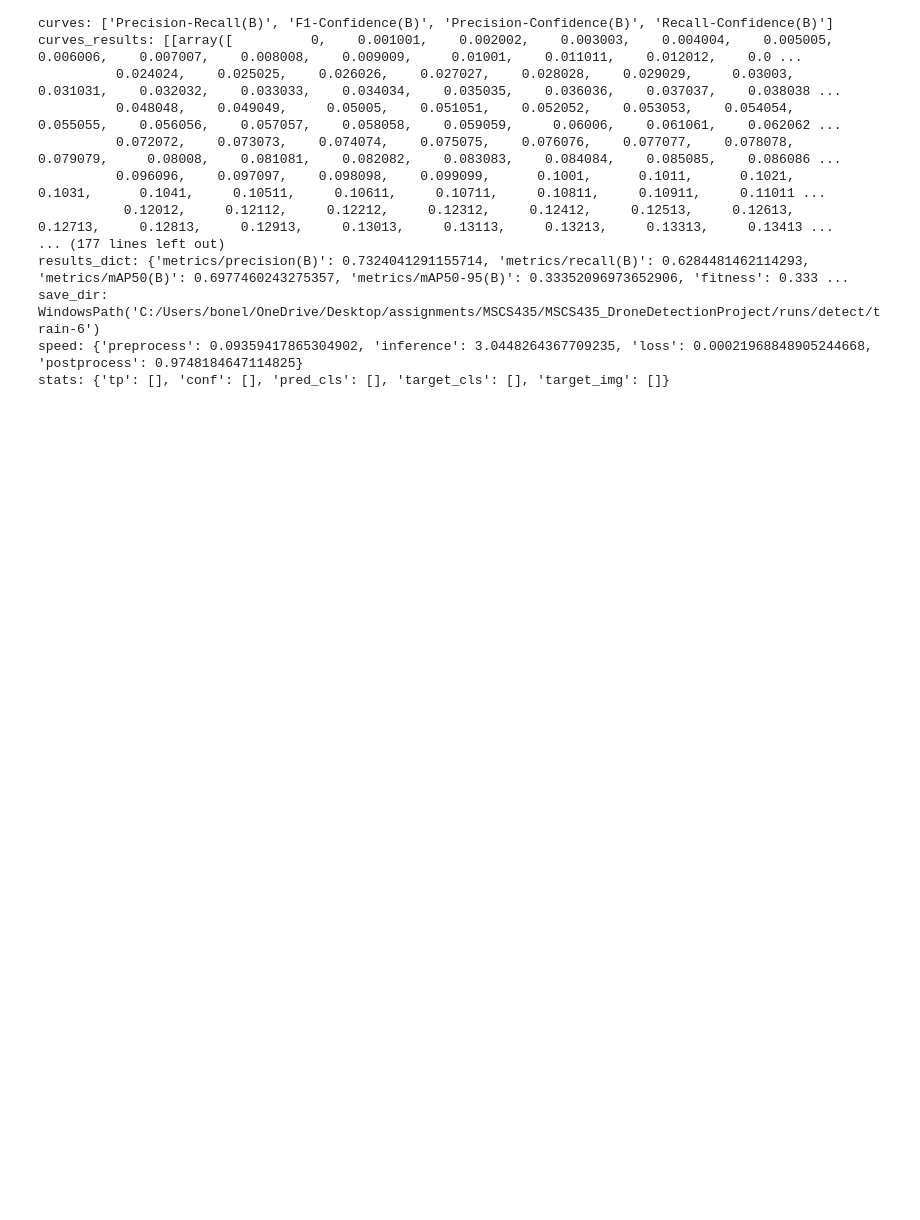
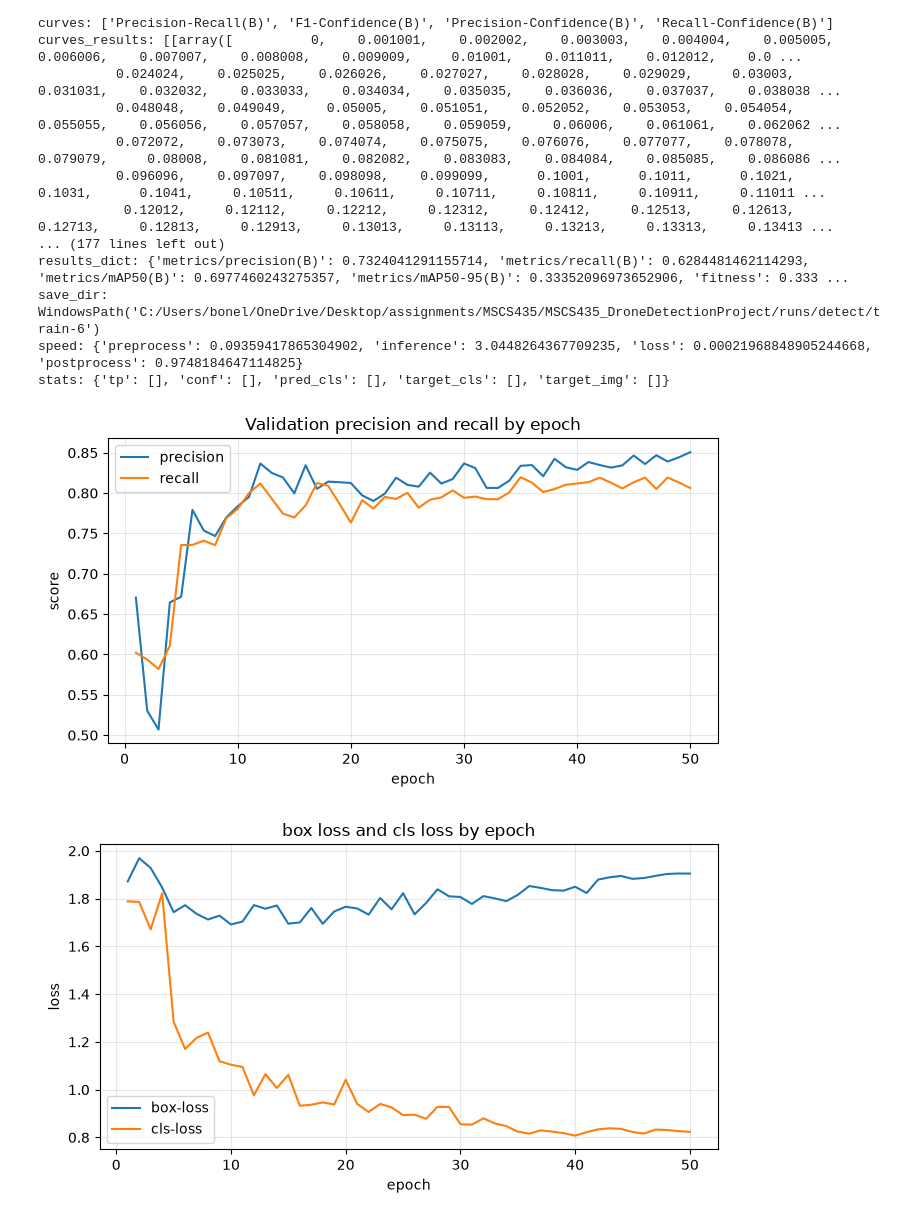
Before and after one commit to kohlb3641/MSCS435_DroneDetectionProject, a Jupyter notebook: project1.ipynb, the cells around one changed output. Saved outputs shown, nothing was run; the diff lists cells and outputs as text; code cells hidden in the pictures; blank space fills up the shorter version.

Commit message:
changes to code files and addition of select images

```diff
--- a/project1.ipynb
+++ b/project1.ipynb
@@ -234,8 +234,37 @@ save_dir: WindowsPath('C:/Users/bonel/OneDrive/Desktop/assignments/MSCS435/MSCS4
 speed: {'preprocess': 0.09359417865304902, 'inference': 3.0448264367709235, 'loss': 0.00021968848905244668, 'postprocess': 0.9748184647114825}
 stats: {'tp': [], 'conf': [], 'pred_cls': [], 'target_cls': [], 'target_img': []}
 # %%
-# code for producing graphics
+# code for producing graphics tied to the training data
 
 bestTrainFolder = 'runs/detect/train-final'
+df = pd.read_csv('runs/detect/train-final/results.csv')
+df.columns = df.columns.str.strip()
 
 # convergence graph
+plt.figure(figsize=(7, 4))
+plt.plot(df["epoch"], df["metrics/precision(B)"], label="precision")
+plt.plot(df["epoch"], df["metrics/recall(B)"], label="recall")
+plt.xlabel("epoch")
+plt.ylabel("score")
+plt.title("Validation precision and recall by epoch")
+plt.legend()
+plt.grid(alpha=0.3)
+plt.tight_layout()
+plt.savefig("precision_recall_by_epoch.png", dpi=200)
+plt.show()
+
+# box-loss and cls-loss
+plt.figure(figsize=(7, 4))
+plt.plot(df["epoch"], df["val/box_loss"], label="box-loss")
+plt.plot(df["epoch"], df["val/cls_loss"], label="cls-loss")
+plt.xlabel("epoch")
+plt.ylabel("loss")
+plt.title("box loss and classification loss by epoch")
+plt.legend()
+plt.grid(alpha=0.3)
+plt.tight_layout()
+plt.savefig("loss_by_epoch.png", dpi=200)
+plt.show()
+# %% [output]
+[figure, added]
+[figure, added]
```
Also changed, not shown: parts of 1 cell of this notebook, 4 other files.
